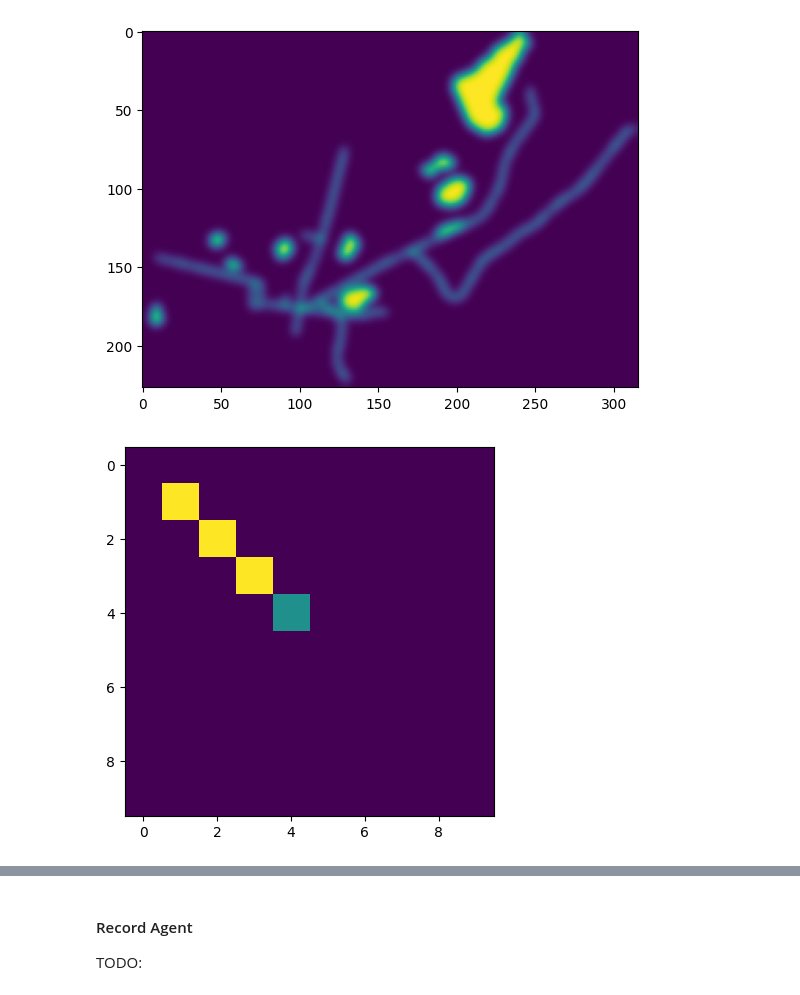
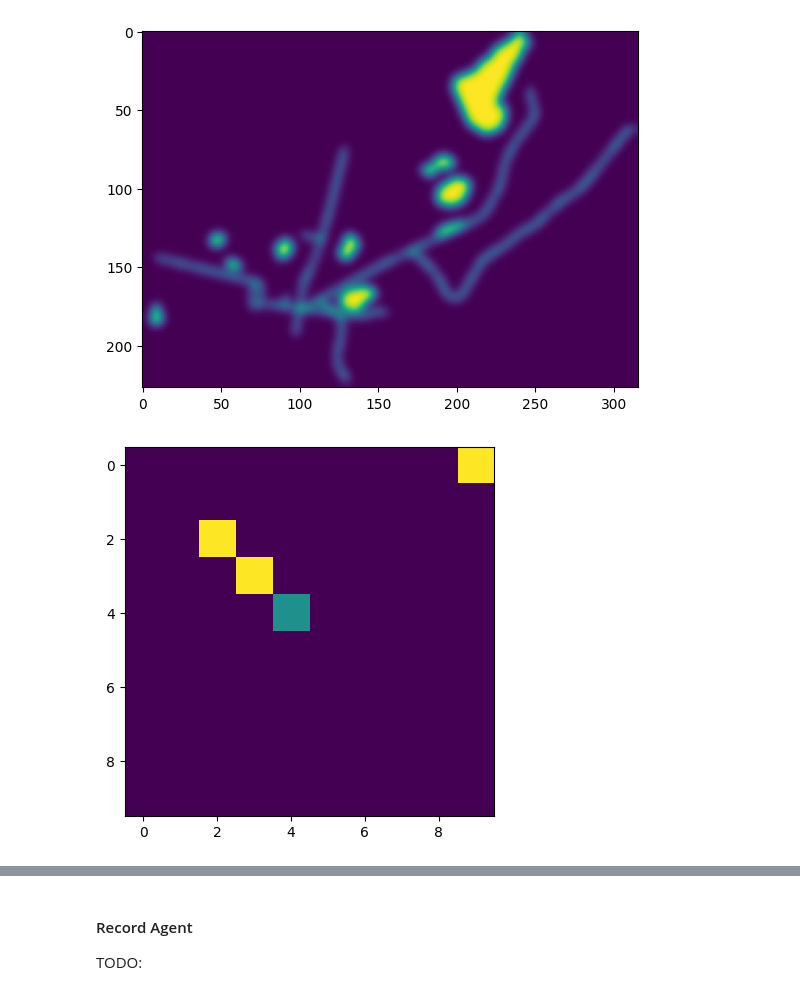
Before and after one commit to TheJoboReal/Bachelor, a Jupyter notebook: src/gym.ipynb, the cells around one changed output, grey strips where cells are left out. Cells and saved outputs as stored; diff of their text form; code cells hidden in the pictures.

```diff
--- a/src/gym.ipynb
+++ b/src/gym.ipynb
@@ -119,15 +119,6 @@ class GridWorldEnv(gym.Env):
     def getReward(self):
         return self.world[self._agent_location[0], self._agent_location[1]]
 
-    # def state_visisted(self):
-    #     state = tuple(self._get_obs()['agent'])  # Add parentheses to call the method
-    #     self.visited_states[state[0]][state[1]] = 1
-
-
-    def reset_visited_states(self):
-        self.visited_states = [[0 for _ in range(self.size)] for _ in range(self.size)]
-
-
 
 #skal måske ind under swarm ligesom visited states?
 #ide er at check om state er poi, hvis den er, skal reward ikke ændres før den her matrix til den state = 2
@@ -148,7 +139,8 @@ class GridWorldEnv(gym.Env):
         )
 
         # An environment is completed if and only if the agent has searched all states
-        terminated = len(self.visited_states) == self.size**2
+        # terminated = len(self.visited_states) == self.size**2
+        terminated = False
         truncated = False
         reward = self.getReward()
         observation = self._get_obs()
@@ -380,36 +376,29 @@ heatmap = matrix_from_heatmap()
 # %%
 # hyperparameters
 learning_rate = 0.01
-# n_episodes = 10
-start_epsilon = 1.0
-epsilon_decay = start_epsilon / (N_EPISODES / 2)  # reduce the exploration over time
-final_epsilon = 0.1
 size = 10
 
 env = GridWorldEnv(size=size)
 # env.world_from_matrix(heatmap)
-env.setReward(1, 1, 10)
+env.setReward(0, 9, 10)
 env.setReward(2, 2, 10)
 env.setReward(3, 3, 10)
 env.setReward(4, 4, 5)
 env.setReward(4, 4, 5)
 
 # Display world
 
 plt.imshow(env.world, cmap='viridis')
 
 env = gym.wrappers.TimeLimit(env, max_episode_steps=1000)
 
 agent = SAR_agent(
     env=env,
     learning_rate=learning_rate,
-    initial_epsilon=start_epsilon,
-    epsilon_decay=epsilon_decay,
-    final_epsilon=final_epsilon,
 )
 
 agents = []
 agents.append(agent)
 # %% [output]
-[figure, old version]
+[figure, new version]
 # %%
```
Also changed, not shown: parts of 6 cells of this notebook.
